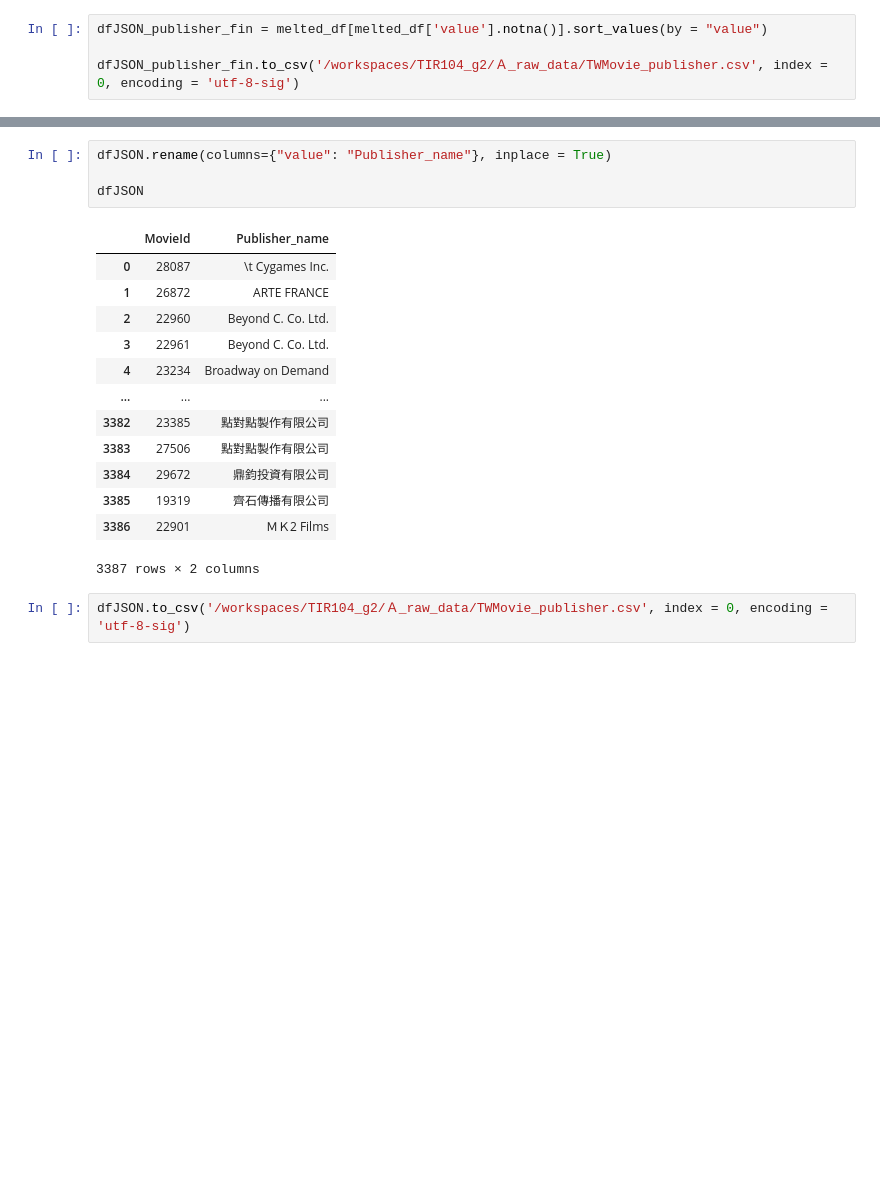
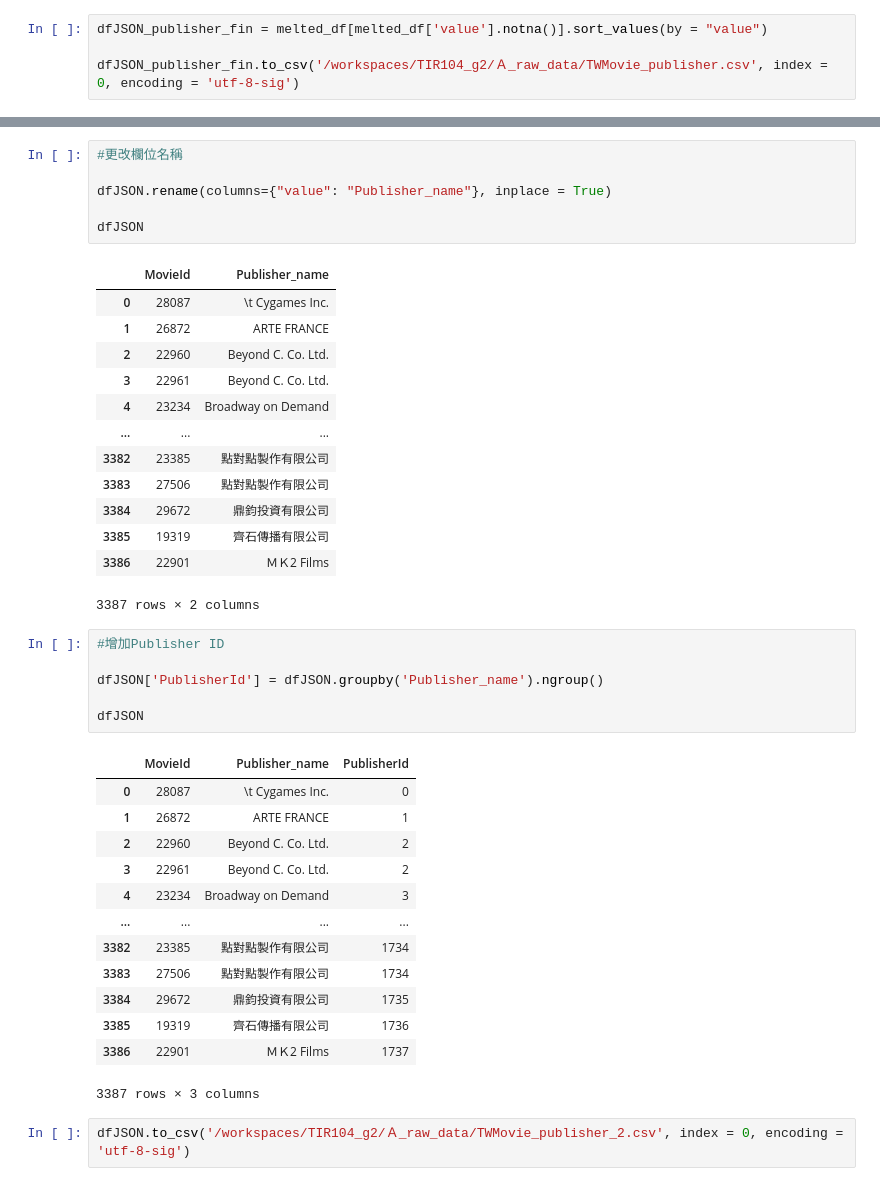
Before and after one commit to Astor77/TIR104_g2, a Jupyter notebook: Ａ_main_pyfile/TWMovie_publisher.ipynb, the cells around one changed output, grey strips where cells are left out. Cells and saved outputs as stored; diff of their text form; blank space fills up the shorter version.

```diff
--- a/Ａ_main_pyfile/TWMovie_publisher.ipynb
+++ b/Ａ_main_pyfile/TWMovie_publisher.ipynb
@@ -140,4 +140,6 @@ dfJSON
 # %%
+#更改欄位名稱
+
 dfJSON.rename(columns={"value": "Publisher_name"}, inplace = True)
 
 dfJSON
@@ -155,5 +157,25 @@ dfJSON
 | 3385 | 19319 | 齊石傳播有限公司 |
 | 3386 | 22901 | ＭＫ2 Films |
 3387 rows × 2 columns
+# %%
+#增加Publisher ID
+
+dfJSON['PublisherId'] = dfJSON.groupby('Publisher_name').ngroup()
+
+dfJSON
+# %% [output]
+|  | MovieId | Publisher_name | PublisherId |
+| 0 | 28087 | \t Cygames Inc. | 0 |
+| 1 | 26872 | ARTE FRANCE | 1 |
+| 2 | 22960 | Beyond C. Co. Ltd. | 2 |
+| 3 | 22961 | Beyond C. Co. Ltd. | 2 |
+| 4 | 23234 | Broadway on Demand | 3 |
+| ... | ... | ... | ... |
+| 3382 | 23385 | 點對點製作有限公司 | 1734 |
+| 3383 | 27506 | 點對點製作有限公司 | 1734 |
+| 3384 | 29672 | 鼎鈞投資有限公司 | 1735 |
+| 3385 | 19319 | 齊石傳播有限公司 | 1736 |
+| 3386 | 22901 | ＭＫ2 Films | 1737 |
+3387 rows × 3 columns
 # %%
-dfJSON.to_csv('/workspaces/TIR104_g2/Ａ_raw_data/TWMovie_publisher.csv', index = 0, encoding = 'utf-8-sig')
+dfJSON.to_csv('/workspaces/TIR104_g2/Ａ_raw_data/TWMovie_publisher_2.csv', index = 0, encoding = 'utf-8-sig')
```
Also changed, not shown: parts of 1 cell of this notebook, 1 other file.
